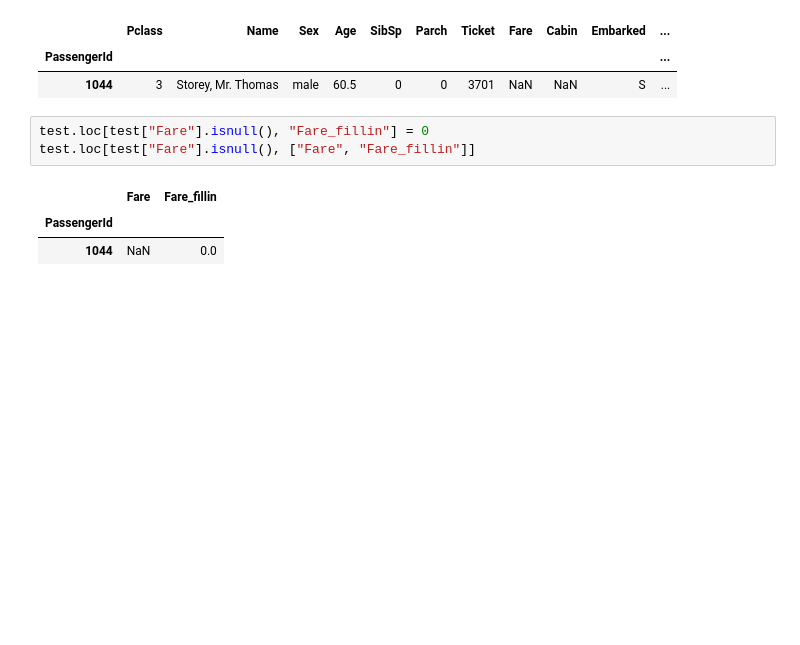
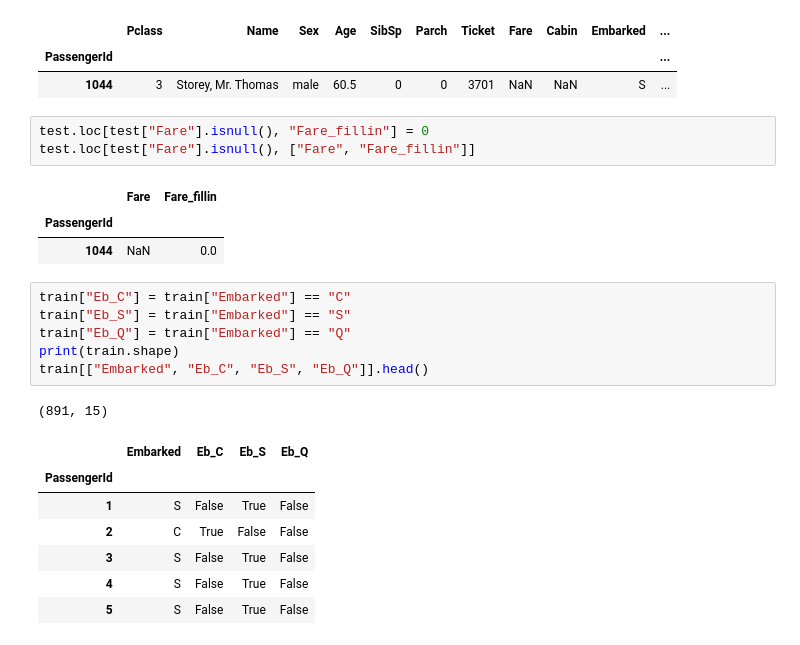
Before and after one commit to takkmj/hello_world, a Jupyter notebook: kaggle_titanic/titanic_practice.ipynb, the cells around one changed output. Saved outputs shown, nothing was run; the diff lists cells and outputs as text; blank space fills up the shorter version.

```diff
--- a/kaggle_titanic/titanic_practice.ipynb
+++ b/kaggle_titanic/titanic_practice.ipynb
@@ -185,3 +185,18 @@ test.loc[test["Fare"].isnull(), ["Fare", "Fare_fillin"]]
 |  | Fare | Fare_fillin |
 | PassengerId |  |  |
 | 1044 | NaN | 0.0 |
+# %%
+train["Eb_C"] = train["Embarked"] == "C"
+train["Eb_S"] = train["Embarked"] == "S"
+train["Eb_Q"] = train["Embarked"] == "Q"
+print(train.shape)
+train[["Embarked", "Eb_C", "Eb_S", "Eb_Q"]].head()
+# %% [output]
+(891, 15)
+|  | Embarked | Eb_C | Eb_S | Eb_Q |
+| PassengerId |  |  |  |  |
+| 1 | S | False | True | False |
+| 2 | C | True | False | False |
+| 3 | S | False | True | False |
+| 4 | S | False | True | False |
+| 5 | S | False | True | False |
```
